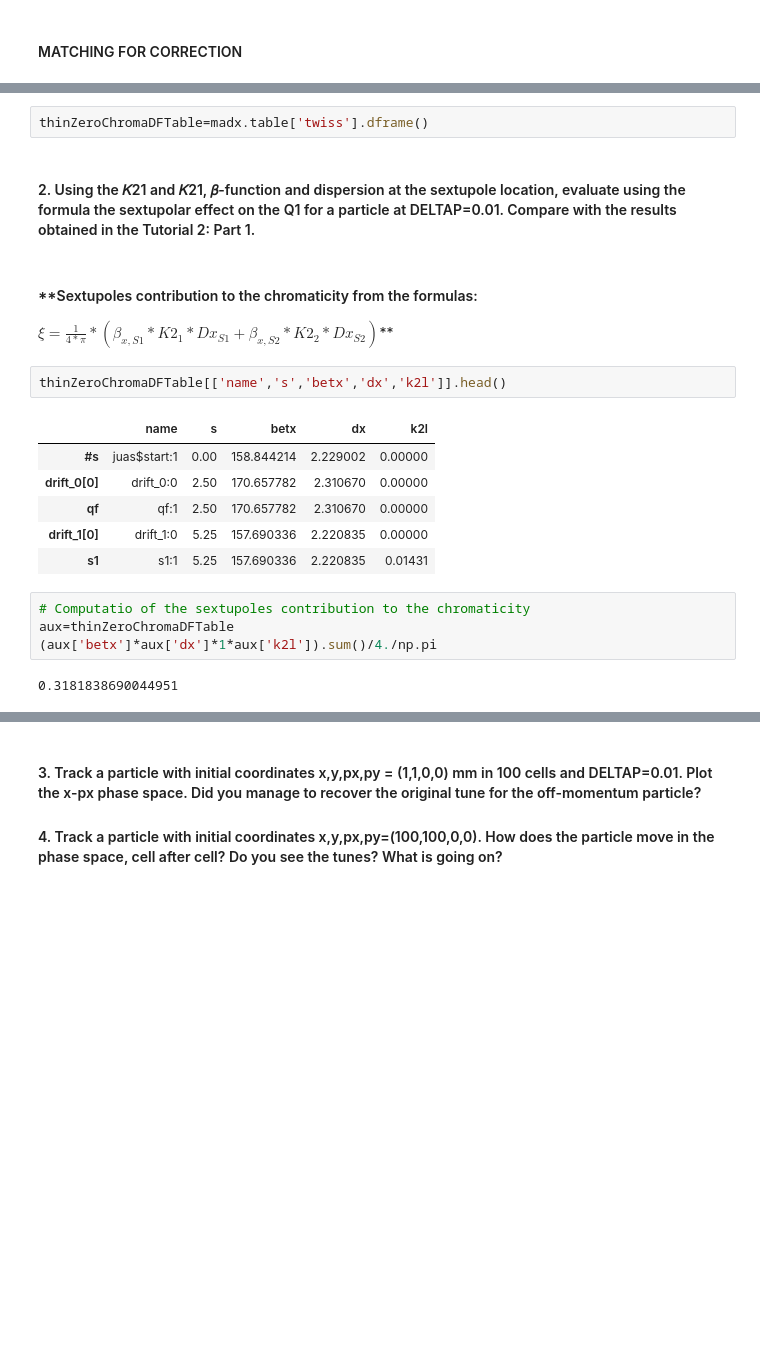
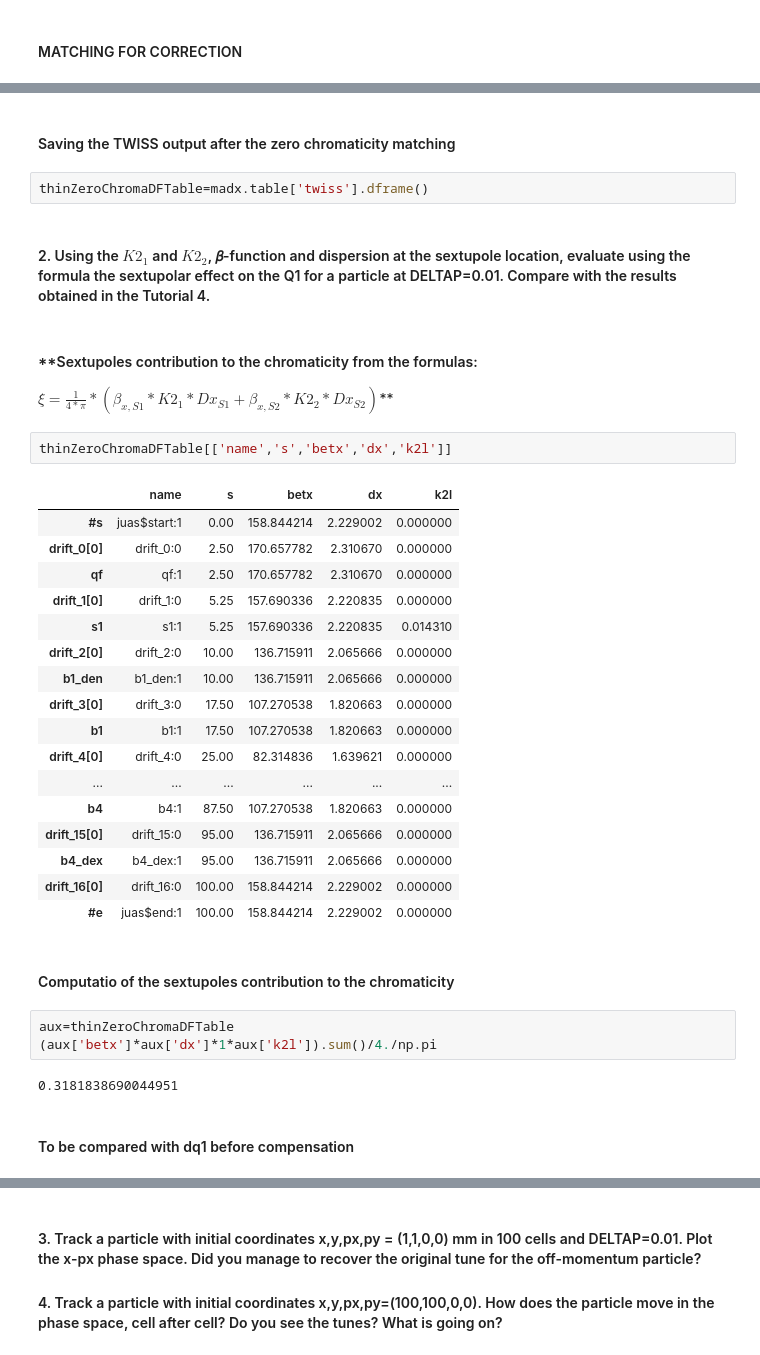
Before and after one commit to fusterma/JUAS2024B, a Jupyter notebook: Tutorial5/Tutorial5_solutions.ipynb, the cells around one changed output, grey strips where cells are left out. Cells and saved outputs as stored; diff of their text form; blank space fills up the shorter version.

```diff
--- a/Tutorial5/Tutorial5_solutions.ipynb
+++ b/Tutorial5/Tutorial5_solutions.ipynb
@@ -312,23 +299,39 @@ orbit:   0.000000E+00  0.000000E+00  0.000000E+00  0.000000E+00  0.000000E+00  0
+# %% [markdown]
+#### Saving the TWISS output after the zero chromaticity matching
 # %%
 thinZeroChromaDFTable=madx.table['twiss'].dframe()
 # %% [markdown]
-#### 2. Using the 𝐾21 and 𝐾21, 𝛽-function and dispersion at the sextupole location, evaluate using the formula the sextupolar effect on the Q1 for a particle at DELTAP=0.01. Compare with the results obtained in the Tutorial 2: Part 1. <a id="Q2"><a>
+#### 2. Using the $𝐾2_1$ and $𝐾2_2$, 𝛽-function and dispersion at the sextupole location, evaluate using the formula the sextupolar effect on the Q1 for a particle at DELTAP=0.01. Compare with the results obtained in the Tutorial 4. <a id="Q2"><a>
 # %% [markdown]
 #### **Sextupoles contribution to the chromaticity from the formulas:
 $\xi = \frac{1}{4*\pi}*(\beta_{x,S1}*K2_1*Dx_{S1}+\beta_{x,S2}*K2_2*Dx_{S2})$**
 # %%
-thinZeroChromaDFTable[['name','s','betx','dx','k2l']].head()
+thinZeroChromaDFTable[['name','s','betx','dx','k2l']]
 # %% [output]
 |  | name | s | betx | dx | k2l |
-| #s | juas$start:1 | 0.00 | 158.844214 | 2.229002 | 0.00000 |
-| drift_0[0] | drift_0:0 | 2.50 | 170.657782 | 2.310670 | 0.00000 |
-| qf | qf:1 | 2.50 | 170.657782 | 2.310670 | 0.00000 |
-| drift_1[0] | drift_1:0 | 5.25 | 157.690336 | 2.220835 | 0.00000 |
-| s1 | s1:1 | 5.25 | 157.690336 | 2.220835 | 0.01431 |
+| #s | juas$start:1 | 0.00 | 158.844214 | 2.229002 | 0.000000 |
+| drift_0[0] | drift_0:0 | 2.50 | 170.657782 | 2.310670 | 0.000000 |
+| qf | qf:1 | 2.50 | 170.657782 | 2.310670 | 0.000000 |
+| drift_1[0] | drift_1:0 | 5.25 | 157.690336 | 2.220835 | 0.000000 |
+| s1 | s1:1 | 5.25 | 157.690336 | 2.220835 | 0.014310 |
+| drift_2[0] | drift_2:0 | 10.00 | 136.715911 | 2.065666 | 0.000000 |
+| b1_den | b1_den:1 | 10.00 | 136.715911 | 2.065666 | 0.000000 |
+| drift_3[0] | drift_3:0 | 17.50 | 107.270538 | 1.820663 | 0.000000 |
+| b1 | b1:1 | 17.50 | 107.270538 | 1.820663 | 0.000000 |
+| drift_4[0] | drift_4:0 | 25.00 | 82.314836 | 1.639621 | 0.000000 |
+| ... | ... | ... | ... | ... | ... |
+| b4 | b4:1 | 87.50 | 107.270538 | 1.820663 | 0.000000 |
+| drift_15[0] | drift_15:0 | 95.00 | 136.715911 | 2.065666 | 0.000000 |
+| b4_dex | b4_dex:1 | 95.00 | 136.715911 | 2.065666 | 0.000000 |
+| drift_16[0] | drift_16:0 | 100.00 | 158.844214 | 2.229002 | 0.000000 |
+| #e | juas$end:1 | 100.00 | 158.844214 | 2.229002 | 0.000000 |
+# %% [markdown]
+#### Computatio of the sextupoles contribution to the chromaticity
 # %%
-# Computatio of the sextupoles contribution to the chromaticity
 aux=thinZeroChromaDFTable
 (aux['betx']*aux['dx']*1*aux['k2l']).sum()/4./np.pi
 # %% [output]
 0.3181838690044951
+# %% [markdown]
+#### To be compared with dq1 before compensation
 # %%
```
Also changed, not shown: parts of 28 cells of this notebook, 3 other files.
